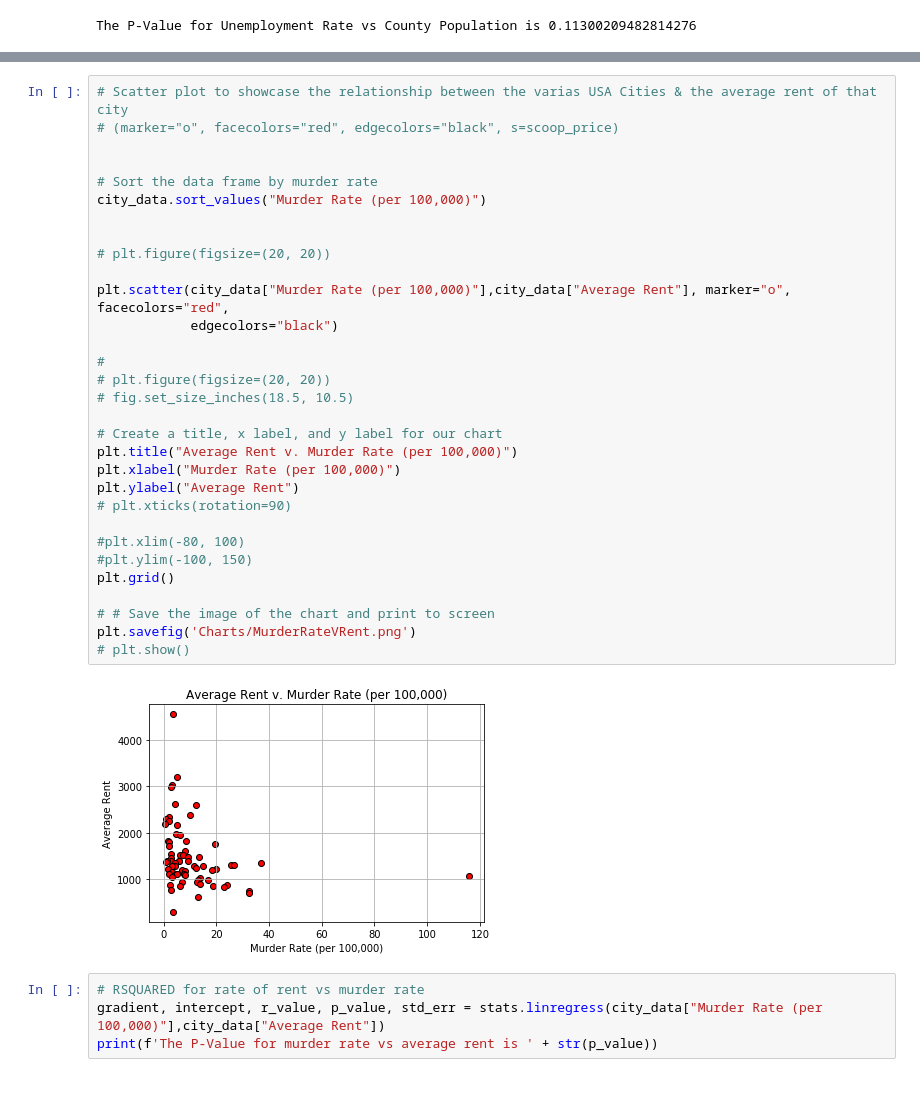
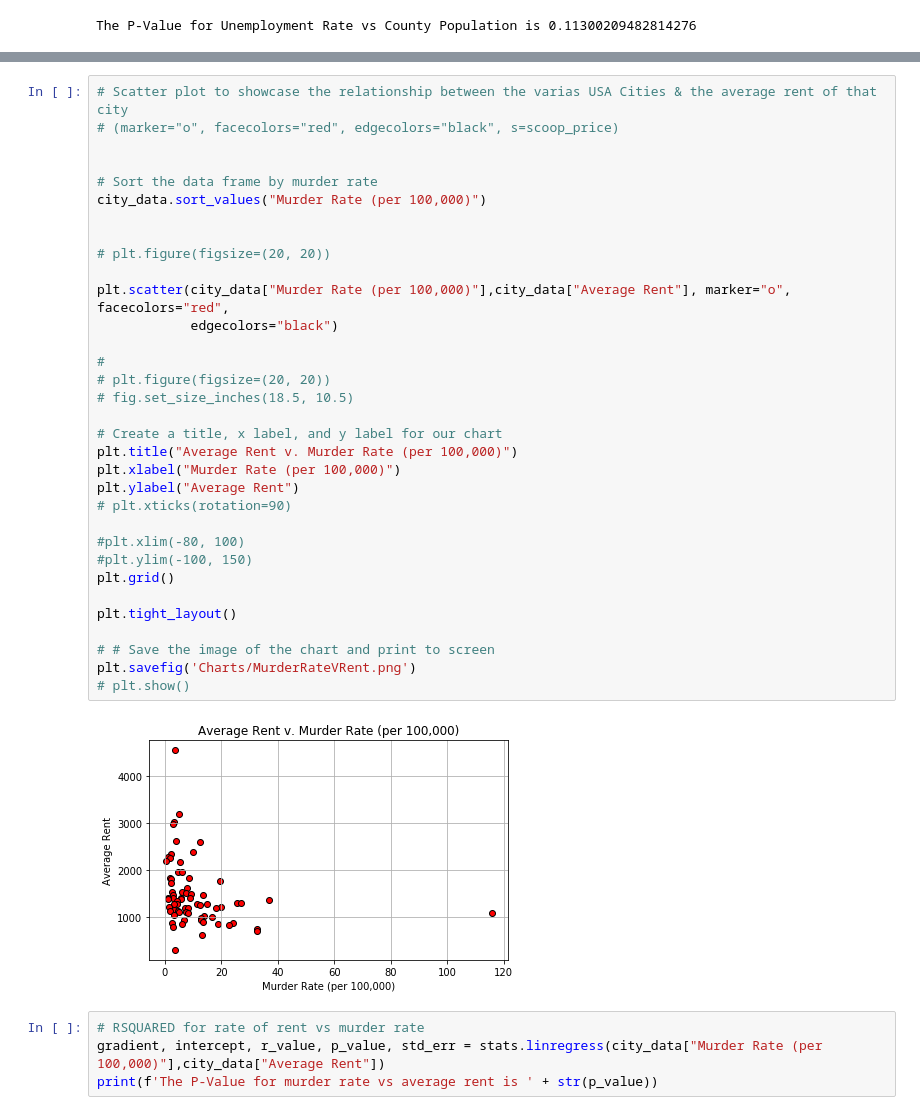
Before and after one commit to chrisholyoake/SealTeamFour, a Jupyter notebook: charting.ipynb, the cells around one changed output, grey strips where cells are left out. Drawn from its saved outputs; the diff is of its cells as text; blank space fills up the shorter version.

```diff
--- a/charting.ipynb
+++ b/charting.ipynb
@@ -209,34 +221,36 @@ plt.show()
 # (marker="o", facecolors="red", edgecolors="black", s=scoop_price)
 
 
 # Sort the data frame by murder rate
 city_data.sort_values("Murder Rate (per 100,000)")
 
 
 # plt.figure(figsize=(20, 20))
 
 plt.scatter(city_data["Murder Rate (per 100,000)"],city_data["Average Rent"], marker="o", facecolors="red",
             edgecolors="black")
 
 #
 # plt.figure(figsize=(20, 20))
 # fig.set_size_inches(18.5, 10.5)
 
 # Create a title, x label, and y label for our chart
 plt.title("Average Rent v. Murder Rate (per 100,000)")
 plt.xlabel("Murder Rate (per 100,000)")
 plt.ylabel("Average Rent")
 # plt.xticks(rotation=90)
 
 #plt.xlim(-80, 100)
 #plt.ylim(-100, 150)
 plt.grid()
 
+plt.tight_layout()
+
 # # Save the image of the chart and print to screen
 plt.savefig('Charts/MurderRateVRent.png')
 # plt.show()
 # %% [output]
-[figure, old version]
+[figure, new version]
 # %%
 # RSQUARED for rate of rent vs murder rate
 gradient, intercept, r_value, p_value, std_err = stats.linregress(city_data["Murder Rate (per 100,000)"],city_data["Average Rent"])
```
Also changed, not shown: parts of 6 cells of this notebook, 7 other files.
